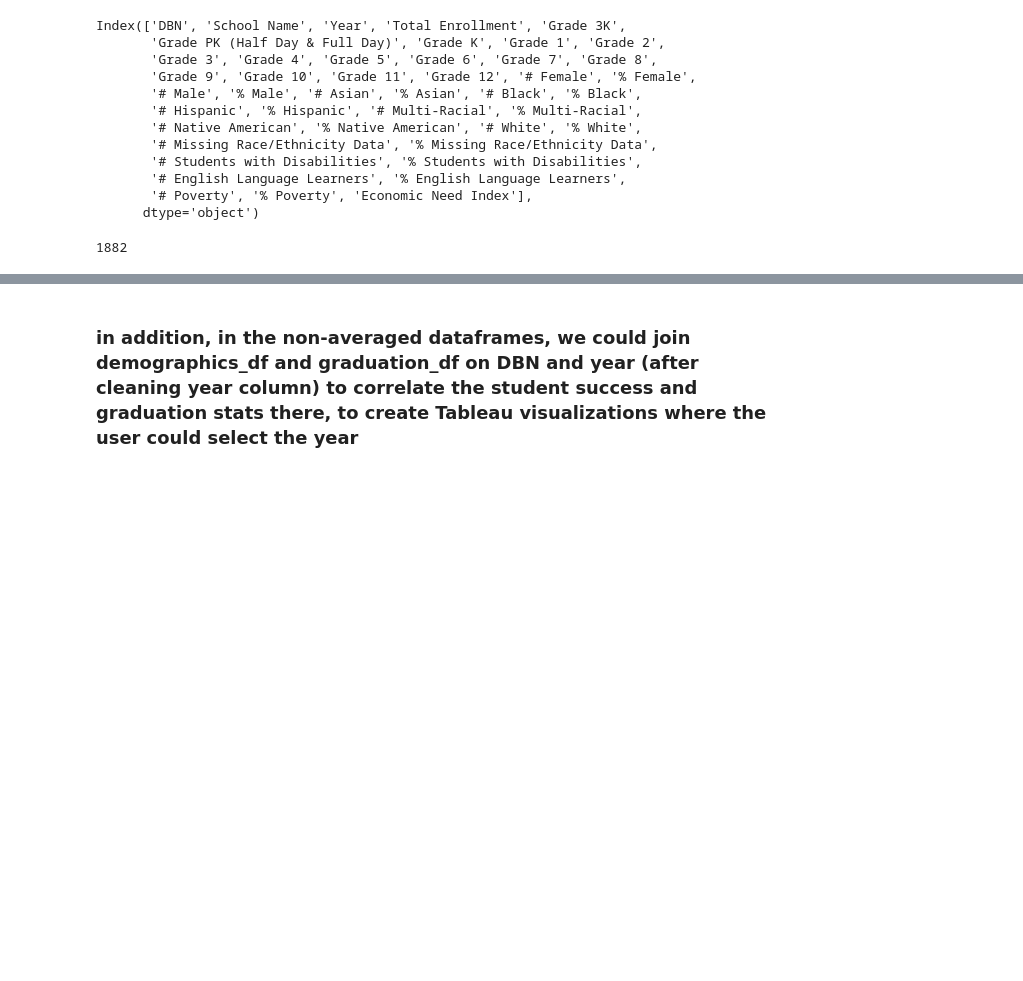
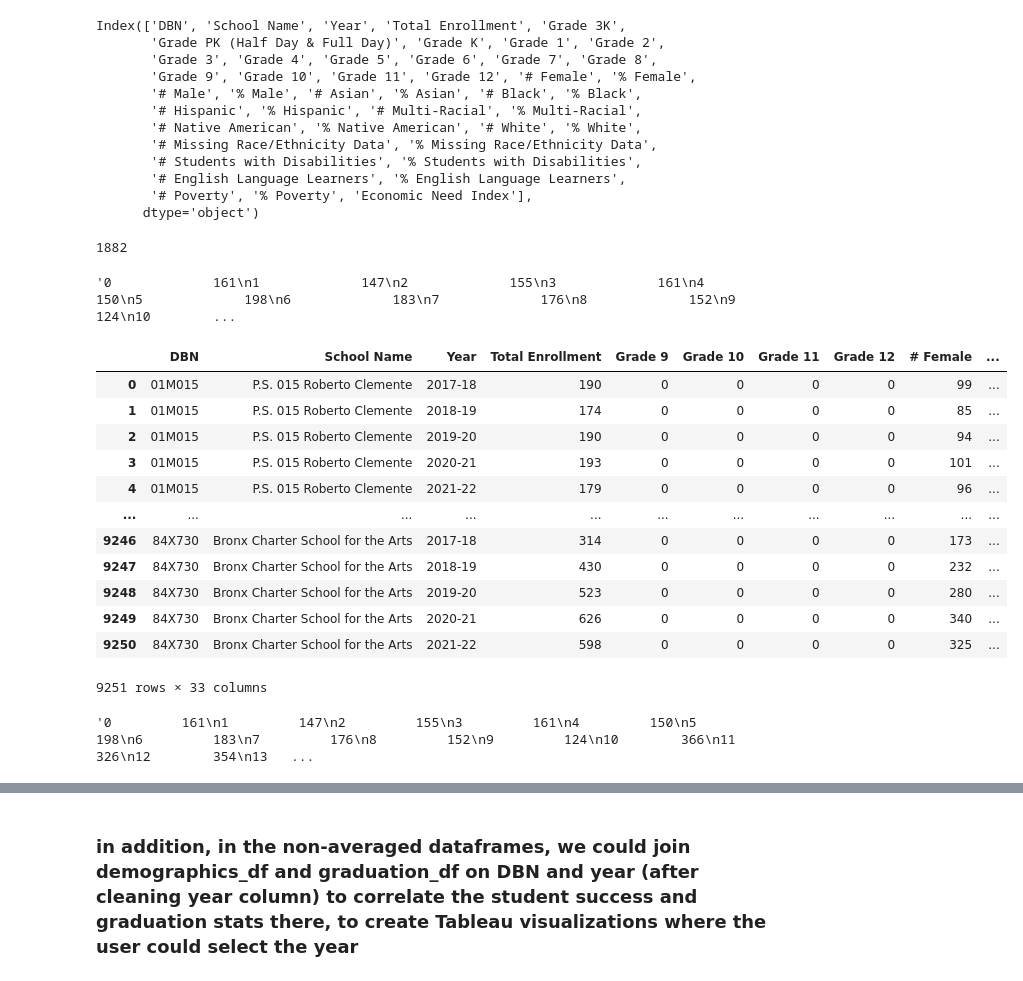
Before and after one commit to divish16/NYC-Student-Success-Predictions, a Jupyter notebook: sample_data_david720.ipynb, the cells around one changed output, grey strips where cells are left out. Drawn from its saved outputs; the diff is of its cells as text; code cells hidden in the pictures; blank space fills up the shorter version.

```diff
--- a/sample_data_david720.ipynb
+++ b/sample_data_david720.ipynb
@@ -532,3 +615,35 @@ poverty_df2=poverty_df1[(poverty_df1["Grade 9"] != "b") | (poverty_df1["Grade 10
 poverty_df2["DBN"].nunique()
 # %% [output]
 1882
+# %%
+display(poverty_df2["# Poverty"].to_string())
+# %% [output]
+'0             161\n1             147\n2             155\n3             161\n4             150\n5             198\n6             183\n7             176\n8             152\n9             124\n10        ...
+# %%
+#Fixing "Above 95%" by replacing with Total Enrollment x .95 figure
+poverty_df2['# Poverty'] = np.where(poverty_df2['# Poverty'] == "Above 95%", poverty_df2['Total Enrollment']*.95, poverty_df2['# Poverty'])
+# %%
+#Removing commas in Poverty # before converting to int
+poverty_df2['# Poverty'] = poverty_df2['# Poverty'].replace(',',"", inplace=True)
+# %%
+poverty_df2
+
+#Issue: nonetype object?
+# %% [output]
+|  | DBN | School Name | Year | Total Enrollment | Grade 9 | Grade 10 | Grade 11 | Grade 12 | # Female | ... |
+| 0 | 01M015 | P.S. 015 Roberto Clemente | 2017-18 | 190 | 0 | 0 | 0 | 0 | 99 | ... |
+| 1 | 01M015 | P.S. 015 Roberto Clemente | 2018-19 | 174 | 0 | 0 | 0 | 0 | 85 | ... |
+| 2 | 01M015 | P.S. 015 Roberto Clemente | 2019-20 | 190 | 0 | 0 | 0 | 0 | 94 | ... |
+| 3 | 01M015 | P.S. 015 Roberto Clemente | 2020-21 | 193 | 0 | 0 | 0 | 0 | 101 | ... |
+| 4 | 01M015 | P.S. 015 Roberto Clemente | 2021-22 | 179 | 0 | 0 | 0 | 0 | 96 | ... |
+| ... | ... | ... | ... | ... | ... | ... | ... | ... | ... | ... |
+| 9246 | 84X730 | Bronx Charter School for the Arts | 2017-18 | 314 | 0 | 0 | 0 | 0 | 173 | ... |
+| 9247 | 84X730 | Bronx Charter School for the Arts | 2018-19 | 430 | 0 | 0 | 0 | 0 | 232 | ... |
+| 9248 | 84X730 | Bronx Charter School for the Arts | 2019-20 | 523 | 0 | 0 | 0 | 0 | 280 | ... |
+| 9249 | 84X730 | Bronx Charter School for the Arts | 2020-21 | 626 | 0 | 0 | 0 | 0 | 340 | ... |
+| 9250 | 84X730 | Bronx Charter School for the Arts | 2021-22 | 598 | 0 | 0 | 0 | 0 | 325 | ... |
+9251 rows × 33 columns
+# %%
+display(poverty_df2["# Poverty"].to_string())
+# %% [output]
+'0         161\n1         147\n2         155\n3         161\n4         150\n5         198\n6         183\n7         176\n8         152\n9         124\n10        366\n11        326\n12        354\n13   ...
```
Also changed, not shown: parts of 27 cells of this notebook.
